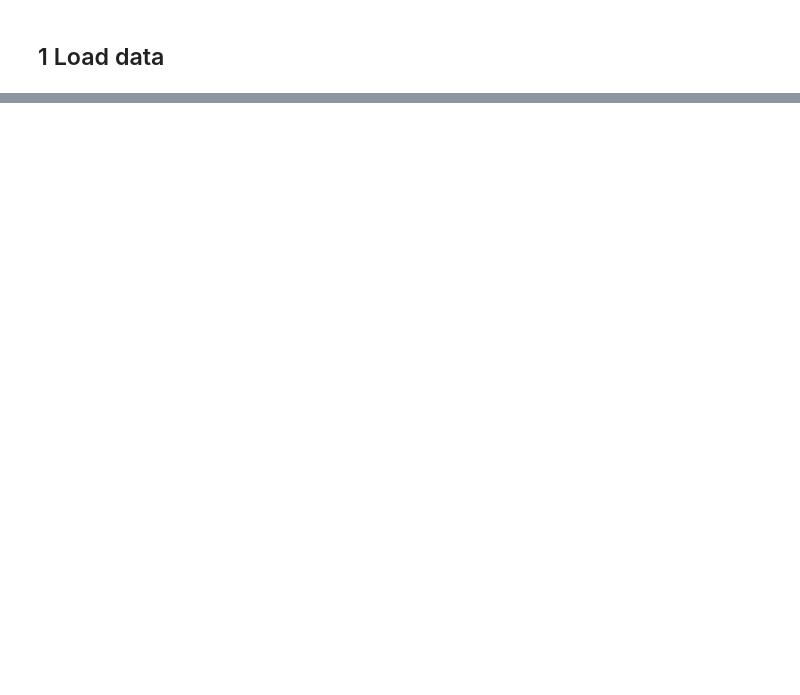
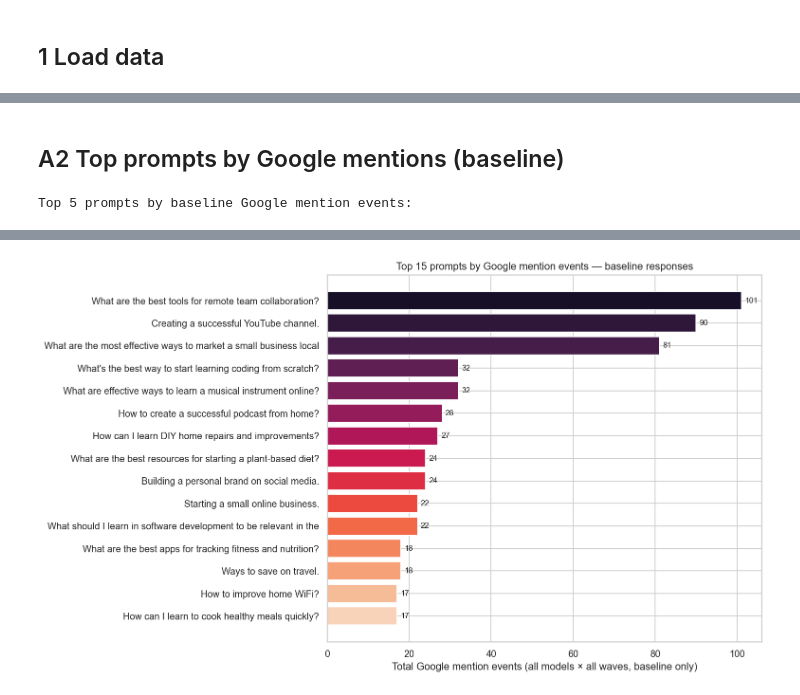
Before and after one commit to cococokoko/longitudinal-llm-study, a Jupyter notebook: google_mentions_analysis.ipynb, the cells around one changed output, grey strips where cells are left out. Saved outputs shown, nothing was run; the diff lists cells and outputs as text; code cells hidden in the pictures; blank space fills up the shorter version.

```diff
--- a/google_mentions_analysis.ipynb
+++ b/google_mentions_analysis.ipynb
@@ -455,0 +196,35 @@ Topics in the **productivity, content creation, digital marketing, and learning*
+# %% [markdown]
+## A2  Top prompts by Google mentions (baseline)
+# %%
+prompt_stats = (
+    df_baseline.groupby("prompt_text")
+    .agg(
+        total_responses=("google_mentions", "count"),
+        with_mention=("google_mentions", lambda x: (x > 0).sum()),
+        total_mentions=("google_mentions", "sum"),
+        mean_mentions=("google_mentions", "mean"),
+    )
+    .assign(mention_rate=lambda d: d["with_mention"] / d["total_responses"])
+    .sort_values("total_mentions", ascending=False)
+)
+prompt_stats["label"] = prompt_stats.index.str.strip().str.slice(0, 65)
+
+top5_texts = prompt_stats.index[:5].tolist()
+top5_labels = prompt_stats["label"].iloc[:5].tolist()
+label_map = dict(zip(top5_texts, top5_labels))
+
+print("Top 5 prompts by baseline Google mention events:")
+display(prompt_stats.head(5)[["label", "total_responses", "total_mentions", "mention_rate"]].style.format({"mention_rate": "{:.1%}"}))
+
+fig, ax = plt.subplots(figsize=(12, 7))
+tp = prompt_stats.head(15).sort_values("total_mentions", ascending=True)
+colors = sns.color_palette("rocket_r", len(tp))
+bars = ax.barh(tp["label"], tp["total_mentions"], color=colors)
+ax.bar_label(bars, fmt="%d", padding=4, fontsize=9)
+ax.set_xlabel("Total Google mention events (all models × all waves, baseline only)")
+ax.set_title("Top 15 prompts by Google mention events — baseline responses", fontsize=12)
+plt.tight_layout()
+plt.savefig("results/google_baseline_top_prompts.png", bbox_inches="tight")
+plt.show()
+# %% [output]
+Top 5 prompts by baseline Google mention events:
@@ -455,0 +238 @@ Topics in the **productivity, content creation, digital marketing, and learning*
+[figure, added]
```
Also changed, not shown: parts of 55 cells of this notebook, 9 other files.
